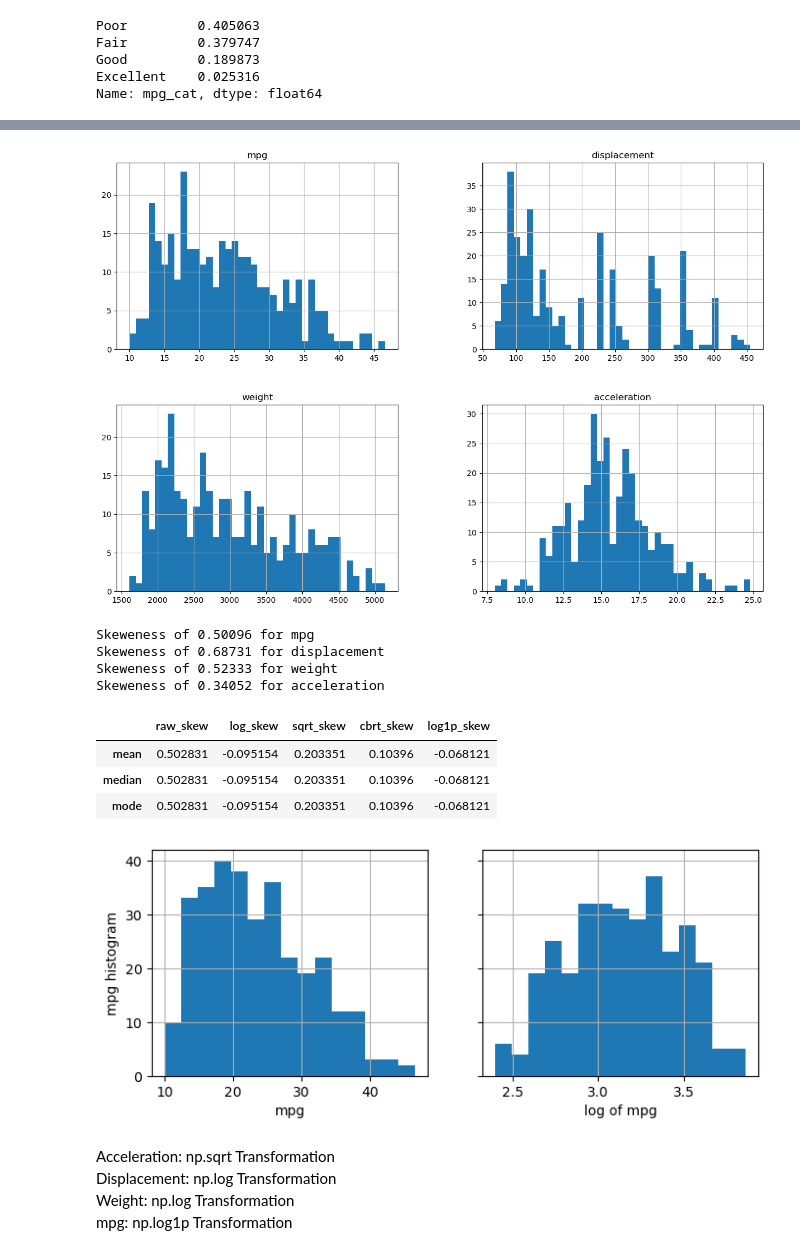
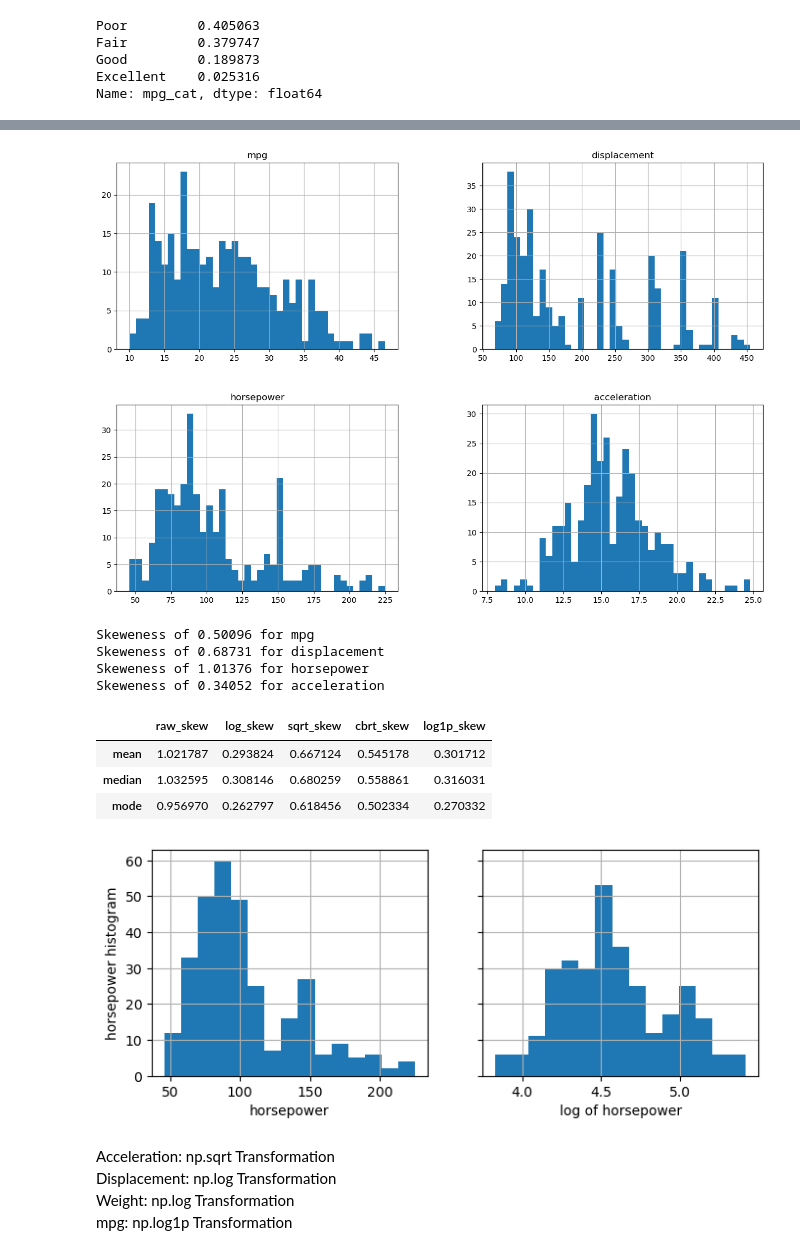
Before and after one commit to roijacob/data-science-projects, a Jupyter notebook: auto-mpg/notebook.ipynb, the cells around one changed output, grey strips where cells are left out. Cells and saved outputs as stored; diff of their text form; code cells hidden in the pictures.

```diff
--- a/auto-mpg/notebook.ipynb
+++ b/auto-mpg/notebook.ipynb
@@ -88,9 +88,20 @@ def first_word_extract(dataframe, column, new_colname):
     dataframe[new_colname] = col_data['phrase_aslist'].apply(lambda words_aslist: words_aslist[0])
 
     return dataframe
+# %%
+# Pipe 3
+
+def replace_char(dataframe, column, dict_replace):
+    dataframe[column] = dataframe[column].replace(dict_replace)
+
+    # Optional: Change data type into a float
+    dataframe[column] = dataframe[column].astype('float64')
+
+    return dataframe
 # %%
 df_pipe = (df.pipe(num_prefix, 'model year')
              .pipe(first_word_extract, 'car name', 'car brand')
+             .pipe(replace_char, 'horsepower', {'?': np.nan})
           )
 # %%
 df_pipe['car brand'].value_counts()
@@ -220,2 +199,0 @@ memory usage: 27.7+ KB
-# %%
-mpg_df['weight'] = mpg_df['weight'].astype('float64')
@@ -223,14 +218,14 @@ mpg_df['weight'] = mpg_df['weight'].astype('float64')
 mpg_df.select_dtypes(include='float64').hist(bins=40, figsize=(15,10))
 plt.show()
 # %% [output]
-[figure, old version]
+[figure, new version]
 # %%
 for i in mpg_df.select_dtypes(include='float64'):
     print(f'Skeweness of {mpg_df[i].skew().round(5)} for {i}')
 # %% [output]
 Skeweness of 0.50096 for mpg
 Skeweness of 0.68731 for displacement
-Skeweness of 0.52333 for weight
+Skeweness of 1.01376 for horsepower
 Skeweness of 0.34052 for acceleration
 # %%
 import pandas as pd
@@ -267,34 +262,34 @@ def skew(dataframe):
 
 # Argument must be a dataframe that contains mean, median and mode as the columns
 # %%
-new = skew(impute_central_tendency(mpg_df, 'mpg'))
+new = skew(impute_central_tendency(mpg_df, 'horsepower'))
 new
 # %% [output]
 |  | raw_skew | log_skew | sqrt_skew | cbrt_skew | log1p_skew |
-| mean | 0.502831 | -0.095154 | 0.203351 | 0.10396 | -0.068121 |
-| median | 0.502831 | -0.095154 | 0.203351 | 0.10396 | -0.068121 |
-| mode | 0.502831 | -0.095154 | 0.203351 | 0.10396 | -0.068121 |
+| mean | 1.021787 | 0.293824 | 0.667124 | 0.545178 | 0.301712 |
+| median | 1.032595 | 0.308146 | 0.680259 | 0.558861 | 0.316031 |
+| mode | 0.956970 | 0.262797 | 0.618456 | 0.502334 | 0.270332 |
 # %%
 params = {'dataframe':         mpg_df,
-          'column':            'mpg',
+          'column':            'horsepower',
           'bins':              15,
-          'equation':          np.log1p}
+          'equation':          np.log}
 
 def before_after_transform(dataframe, column, bins, equation):
     fig, axis = plt.subplots(1, 2, figsize=(8, 3), sharey=True)
     dataframe[column].hist(ax=axis[0], bins=bins)
     dataframe[column].apply(equation).hist(ax=axis[1], bins=bins)
 
     # Set labels
     axis[0].set_xlabel(column)
     axis[1].set_xlabel(f'log of {column}')
     axis[0].set_ylabel(f'{column} histogram')
 
     return plt.show()
 
 before_after_transform(**params)
 # %% [output]
-[figure, old version]
+[figure, new version]
 # %% [markdown]
 Acceleration: np.sqrt Transformation <br>
 Displacement: np.log Transformation <br>
```
Also changed, not shown: parts of 22 cells of this notebook.
